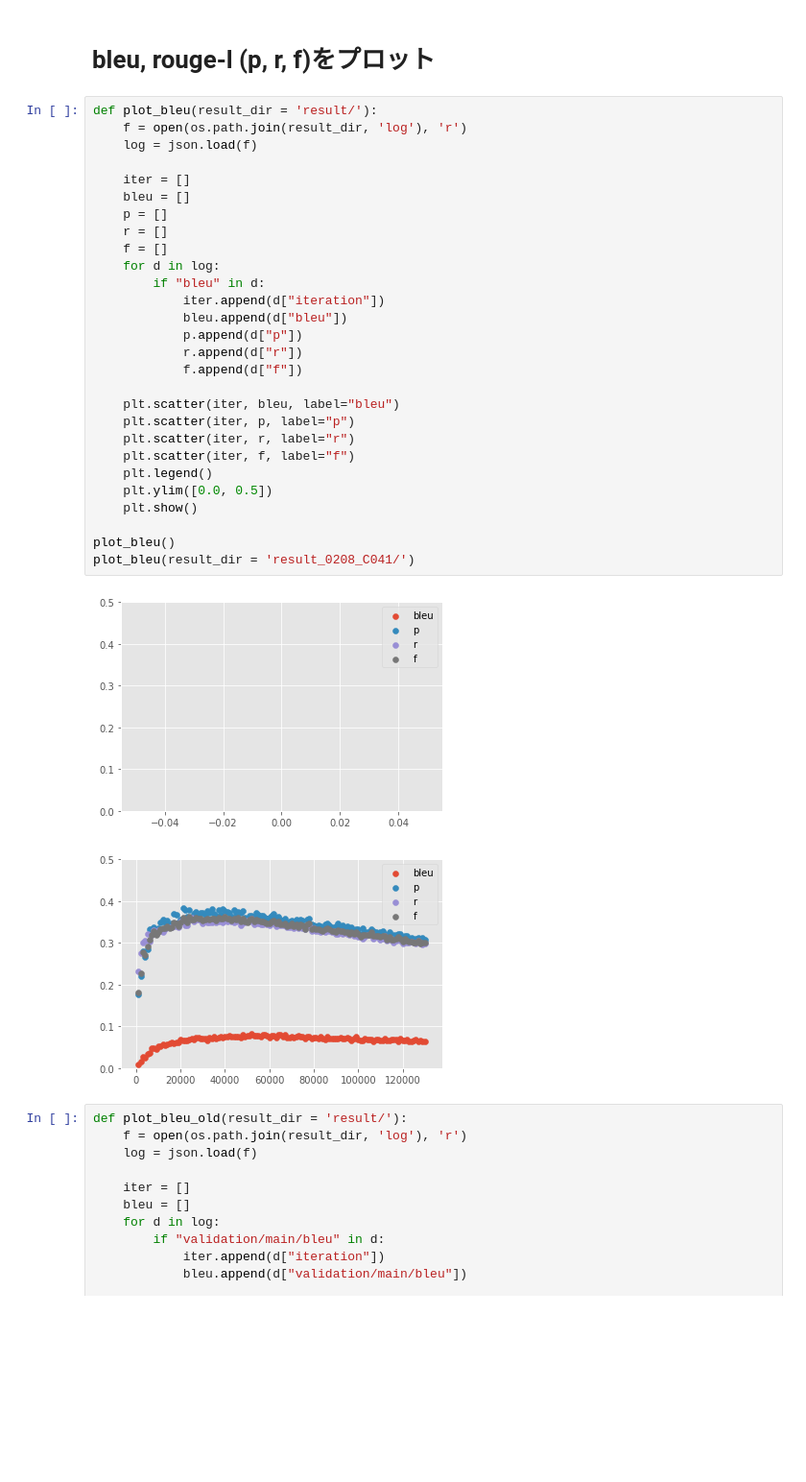
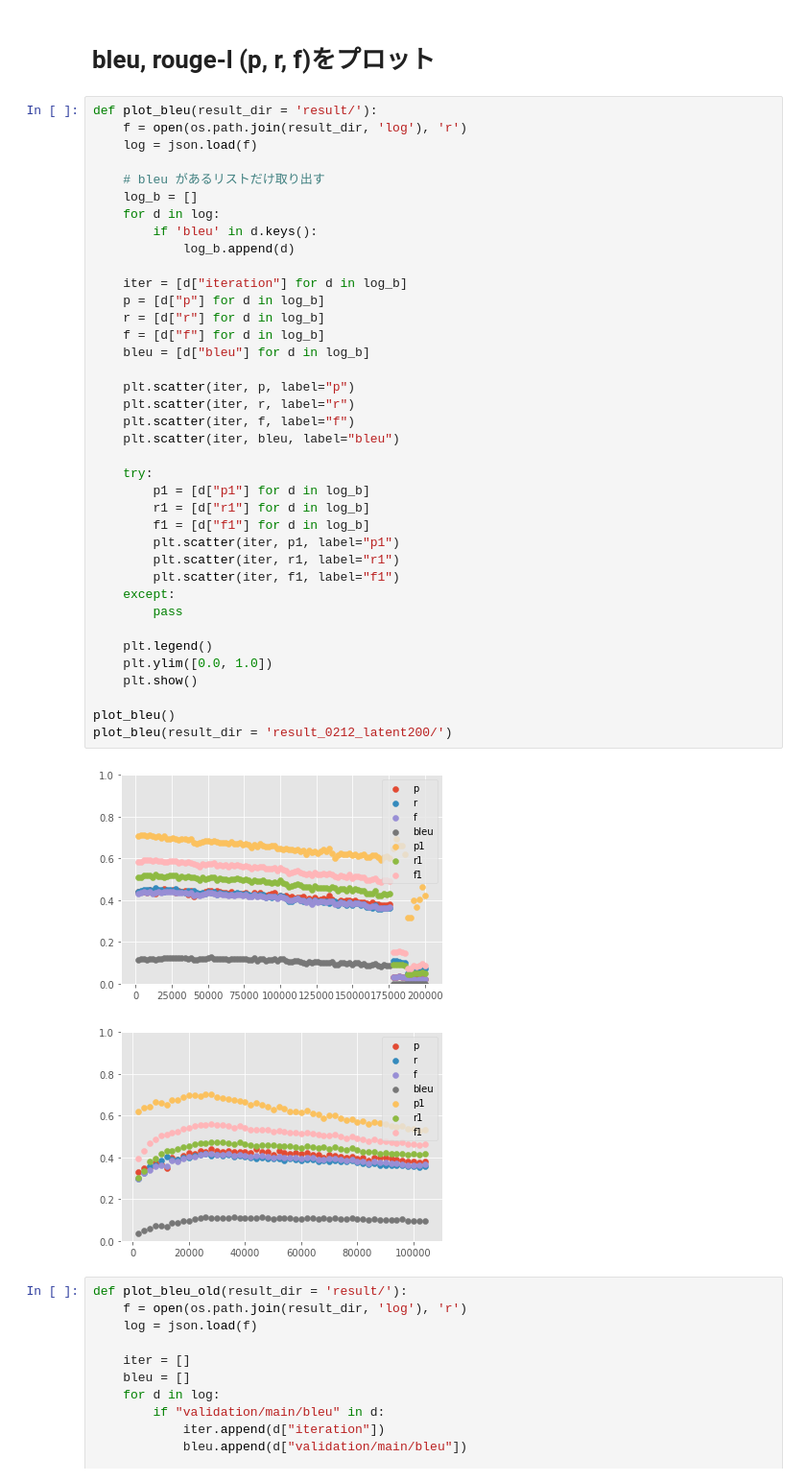
Before and after one commit to eggplant60/vae_lyrics, a Jupyter notebook: Plot_graph.ipynb, the cells around one changed output. Shown at 96% size. Saved outputs shown, nothing was run; the diff lists cells and outputs as text; blank space fills up the shorter version.

```diff
--- a/Plot_graph.ipynb
+++ b/Plot_graph.ipynb
@@ -47,34 +53,44 @@ plot_loss_perp(result_dir = 'result_0208_C041/')
 # %%
 def plot_bleu(result_dir = 'result/'):
     f = open(os.path.join(result_dir, 'log'), 'r')
     log = json.load(f)
 
-    iter = []
-    bleu = []
-    p = []
-    r = []
-    f = []
+    # bleu があるリストだけ取り出す
+    log_b = []
     for d in log:
-        if "bleu" in d:
-            iter.append(d["iteration"])
-            bleu.append(d["bleu"])
-            p.append(d["p"])
-            r.append(d["r"])
-            f.append(d["f"])
+        if 'bleu' in d.keys():
+            log_b.append(d)
 
-    plt.scatter(iter, bleu, label="bleu")
+    iter = [d["iteration"] for d in log_b]
+    p = [d["p"] for d in log_b]
+    r = [d["r"] for d in log_b]
+    f = [d["f"] for d in log_b]
+    bleu = [d["bleu"] for d in log_b]
+
     plt.scatter(iter, p, label="p")
     plt.scatter(iter, r, label="r")
     plt.scatter(iter, f, label="f")
+    plt.scatter(iter, bleu, label="bleu")
+
+    try:
+        p1 = [d["p1"] for d in log_b]
+        r1 = [d["r1"] for d in log_b]
+        f1 = [d["f1"] for d in log_b]
+        plt.scatter(iter, p1, label="p1")
+        plt.scatter(iter, r1, label="r1")
+        plt.scatter(iter, f1, label="f1")
+    except:
+        pass
+
     plt.legend()
-    plt.ylim([0.0, 0.5])
+    plt.ylim([0.0, 1.0])
     plt.show()
 
 plot_bleu()
-plot_bleu(result_dir = 'result_0208_C041/')
+plot_bleu(result_dir = 'result_0212_latent200/')
 # %% [output]
-[figure, old version]
+[figure, new version]
-[figure, old version]
+[figure, new version]
 # %%
 def plot_bleu_old(result_dir = 'result/'):
     f = open(os.path.join(result_dir, 'log'), 'r')
```
Also changed, not shown: parts of 3 cells of this notebook, 10 other files.
